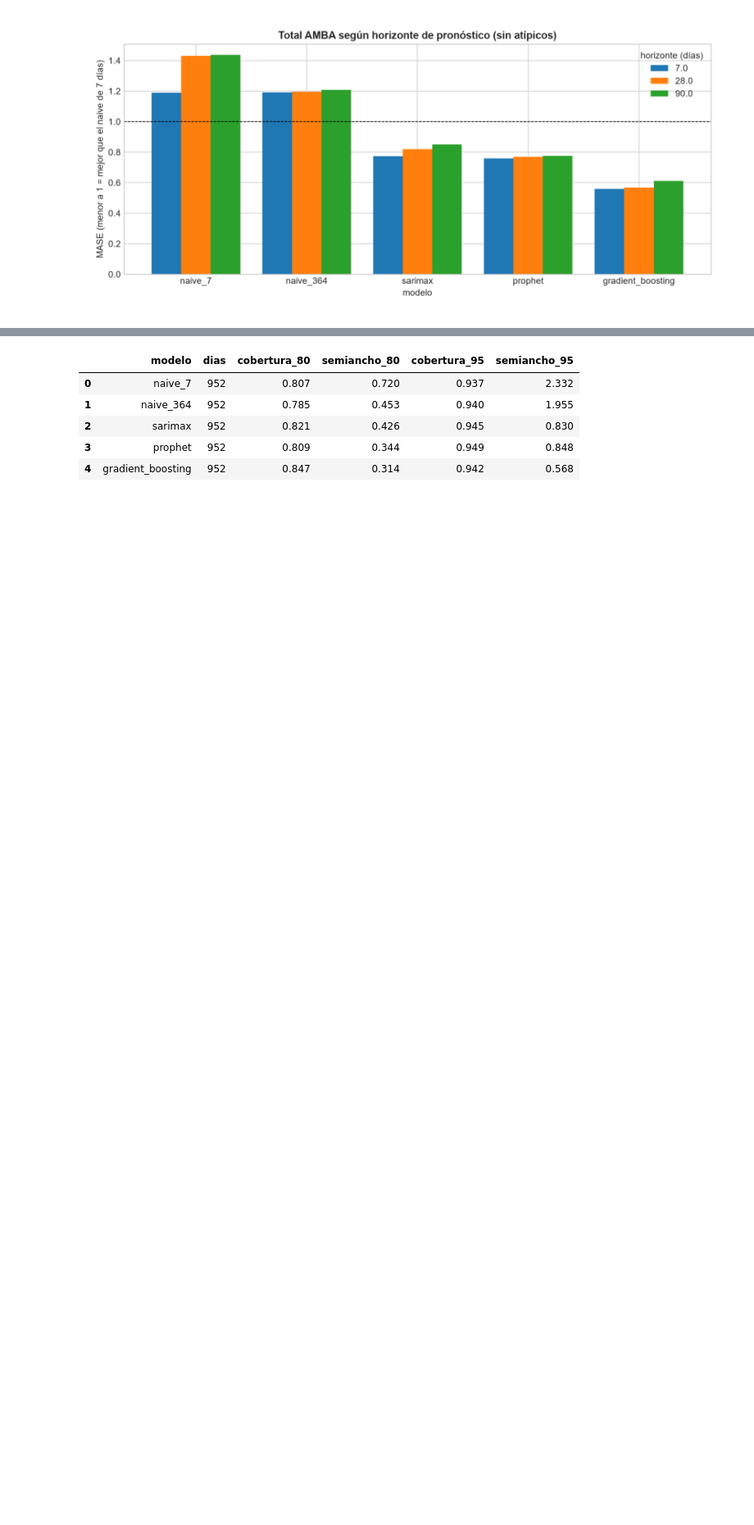
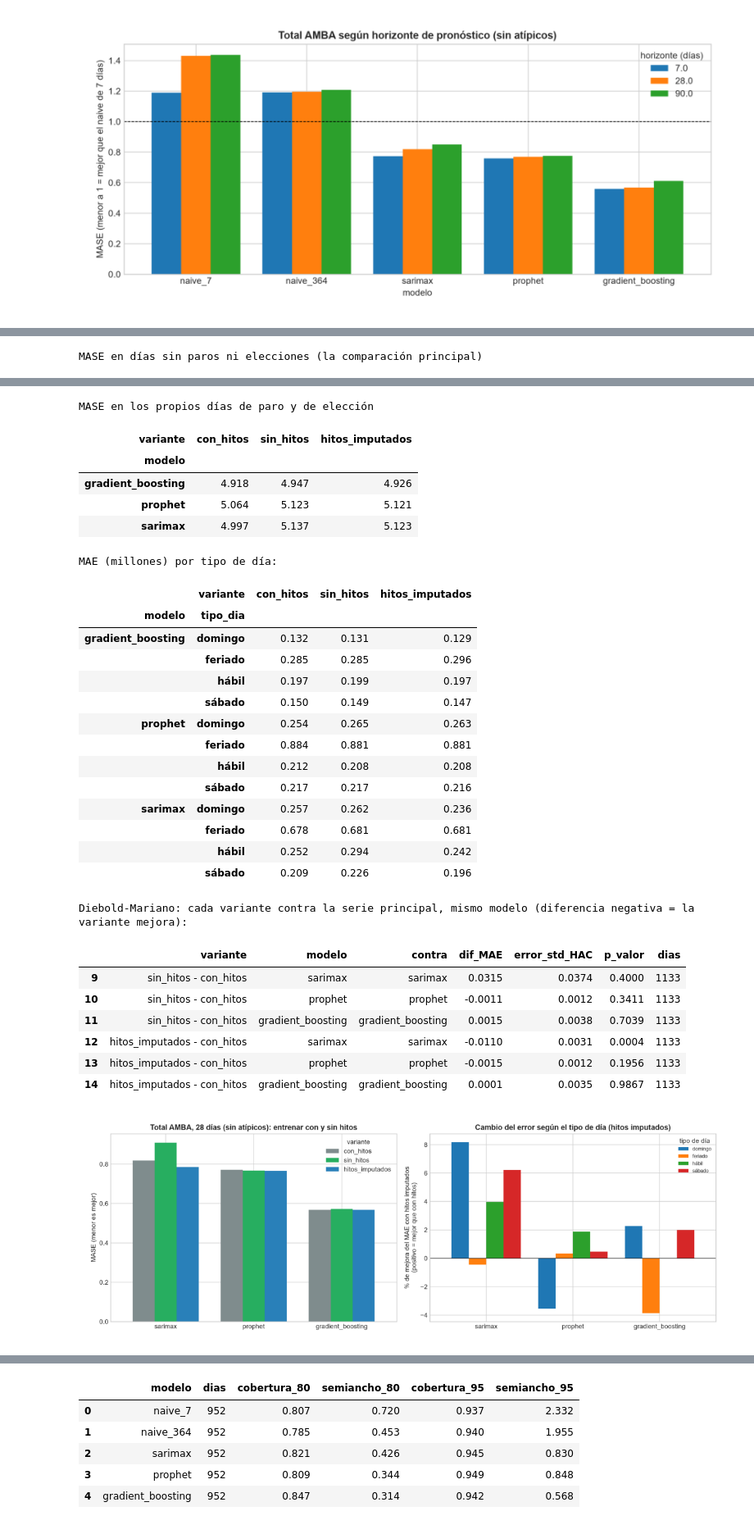
Before and after one commit to Arey14/sube-series-tiempo-amba, a Jupyter notebook: notebooks/TP_Final_Series_de_Tiempo.ipynb, the cells around one changed output, grey strips where cells are left out. Shown at 82% size. Saved outputs shown, nothing was run; the diff lists cells and outputs as text; code cells hidden in the pictures; blank space fills up the shorter version.

Commit message:
P-2: entrenamiento con y sin los dias de paro y eleccion (vacios e imputados); notebook, README y registro actualizados
Co-Authored-By: Claude Sonnet 5.5 <noreply@anthropic.com>

```diff
--- a/notebooks/TP_Final_Series_de_Tiempo.ipynb
+++ b/notebooks/TP_Final_Series_de_Tiempo.ipynb
@@ -796,0 +796,15 @@ Horizontes de 7, 28 y 90 días (MASE):
+# %%
+orden_v = ["con_hitos", "sin_hitos", "hitos_imputados"]
+sh = pd.read_csv(TAB / "tabla_p2_sin_hitos_metricas.csv")
+for muestra, titulo in [("sin atípicos", "MASE en días sin paros ni elecciones (la comparación principal)"), ("solo paros y elecciones", "MASE en los propios días de paro y de elección")]:
+    print(titulo)
+    display(sh[sh.muestra == muestra].pivot(index="modelo", columns="variante", values="MASE")[orden_v].round(3))
+print("MAE (millones) por tipo de día:")
+st = pd.read_csv(TAB / "tabla_p2_sin_hitos_tipo_dia.csv")
+display(st.pivot_table(index=["modelo", "tipo_dia"], columns="variante", values="MAE")[orden_v].round(3))
+print("Diebold-Mariano: cada variante contra la serie principal, mismo modelo (diferencia negativa = la variante mejora):")
+dmh = pd.read_csv(TAB / "tabla_p2_sin_hitos_dm.csv")
+display(dmh[dmh.variante.str.contains(" - ")].round(4))
+figura("fig28_p2_sin_hitos.png", ancho=13)
+# %% [output]
+MASE en días sin paros ni elecciones (la comparación principal)
@@ -796,0 +816,30 @@ Horizontes de 7, 28 y 90 días (MASE):
+MASE en los propios días de paro y de elección
+| variante | con_hitos | sin_hitos | hitos_imputados |
+| modelo |  |  |  |
+| gradient_boosting | 4.918 | 4.947 | 4.926 |
+| prophet | 5.064 | 5.123 | 5.121 |
+| sarimax | 4.997 | 5.137 | 5.123 |
+MAE (millones) por tipo de día:
+|  | variante | con_hitos | sin_hitos | hitos_imputados |
+| modelo | tipo_dia |  |  |  |
+| gradient_boosting | domingo | 0.132 | 0.131 | 0.129 |
+|  | feriado | 0.285 | 0.285 | 0.296 |
+|  | hábil | 0.197 | 0.199 | 0.197 |
+|  | sábado | 0.150 | 0.149 | 0.147 |
+| prophet | domingo | 0.254 | 0.265 | 0.263 |
+|  | feriado | 0.884 | 0.881 | 0.881 |
+|  | hábil | 0.212 | 0.208 | 0.208 |
+|  | sábado | 0.217 | 0.217 | 0.216 |
+| sarimax | domingo | 0.257 | 0.262 | 0.236 |
+|  | feriado | 0.678 | 0.681 | 0.681 |
+|  | hábil | 0.252 | 0.294 | 0.242 |
+|  | sábado | 0.209 | 0.226 | 0.196 |
+Diebold-Mariano: cada variante contra la serie principal, mismo modelo (diferencia negativa = la variante mejora):
+|  | variante | modelo | contra | dif_MAE | error_std_HAC | p_valor | dias |
+| 9 | sin_hitos - con_hitos | sarimax | sarimax | 0.0315 | 0.0374 | 0.4000 | 1133 |
+| 10 | sin_hitos - con_hitos | prophet | prophet | -0.0011 | 0.0012 | 0.3411 | 1133 |
+| 11 | sin_hitos - con_hitos | gradient_boosting | gradient_boosting | 0.0015 | 0.0038 | 0.7039 | 1133 |
+| 12 | hitos_imputados - con_hitos | sarimax | sarimax | -0.0110 | 0.0031 | 0.0004 | 1133 |
+| 13 | hitos_imputados - con_hitos | prophet | prophet | -0.0015 | 0.0012 | 0.1956 | 1133 |
+| 14 | hitos_imputados - con_hitos | gradient_boosting | gradient_boosting | 0.0001 | 0.0035 | 0.9867 | 1133 |
+[figure, added]
```
Also changed, not shown: parts of 6 cells of this notebook, 10 other files.
